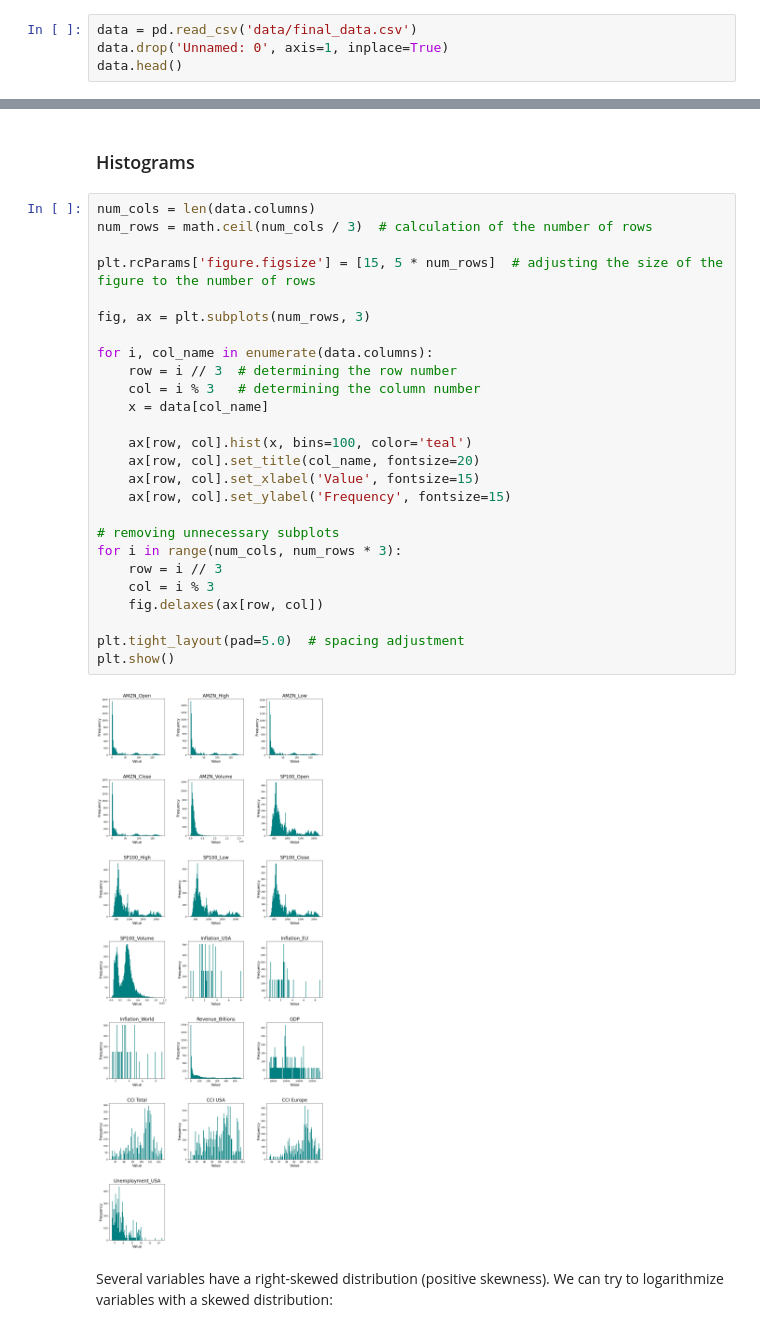
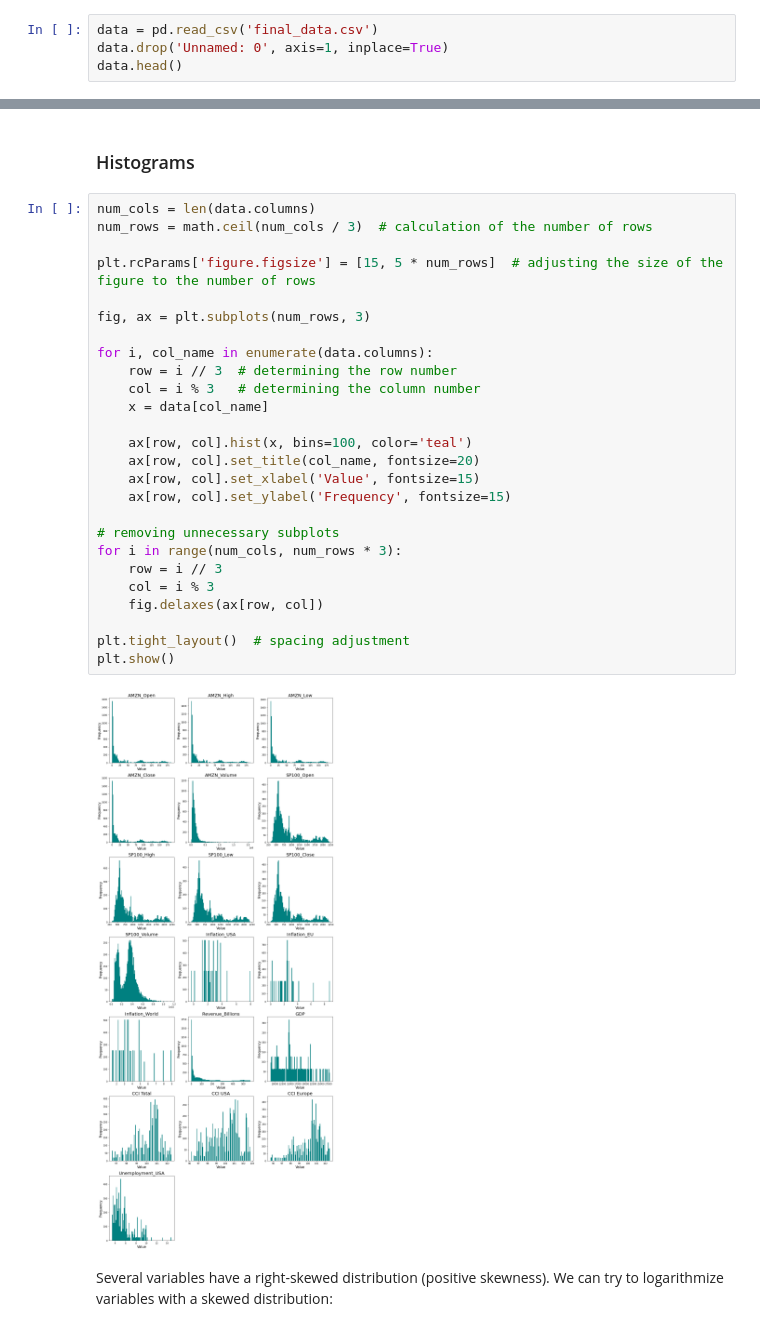
Before and after one commit to Galicheck/MJNWM-Project, a Jupyter notebook: project_AMZN_prediction.ipynb, the cells around one changed output, grey strips where cells are left out. Drawn from its saved outputs; the diff is of its cells as text.

```diff
--- a/project_AMZN_prediction.ipynb
+++ b/project_AMZN_prediction.ipynb
@@ -20,7 +24,7 @@ import matplotlib.pyplot as plt
 # %% [markdown]
 ## Data overview
 # %%
-data = pd.read_csv('data/final_data.csv')
+data = pd.read_csv('final_data.csv')
 data.drop('Unnamed: 0', axis=1, inplace=True)
 data.head()
 # %% [output]
@@ -252,31 +254,31 @@ dtype: int64
 # %%
 num_cols = len(data.columns)
 num_rows = math.ceil(num_cols / 3)  # calculation of the number of rows
 
 plt.rcParams['figure.figsize'] = [15, 5 * num_rows]  # adjusting the size of the figure to the number of rows
 
 fig, ax = plt.subplots(num_rows, 3)
 
 for i, col_name in enumerate(data.columns):
     row = i // 3  # determining the row number
     col = i % 3   # determining the column number
     x = data[col_name]
 
     ax[row, col].hist(x, bins=100, color='teal')
     ax[row, col].set_title(col_name, fontsize=20)
     ax[row, col].set_xlabel('Value', fontsize=15)
     ax[row, col].set_ylabel('Frequency', fontsize=15)
 
 # removing unnecessary subplots
 for i in range(num_cols, num_rows * 3):
     row = i // 3
     col = i % 3
     fig.delaxes(ax[row, col])
 
-plt.tight_layout(pad=5.0)  # spacing adjustment
+plt.tight_layout()  # spacing adjustment
 plt.show()
 # %% [output]
-[figure, old version]
+[figure, new version]
 # %% [markdown]
 Several variables have a right-skewed distribution (positive skewness).
 We can try to logarithmize variables with a skewed distribution:
```
Also changed, not shown: parts of 28 cells of this notebook.
